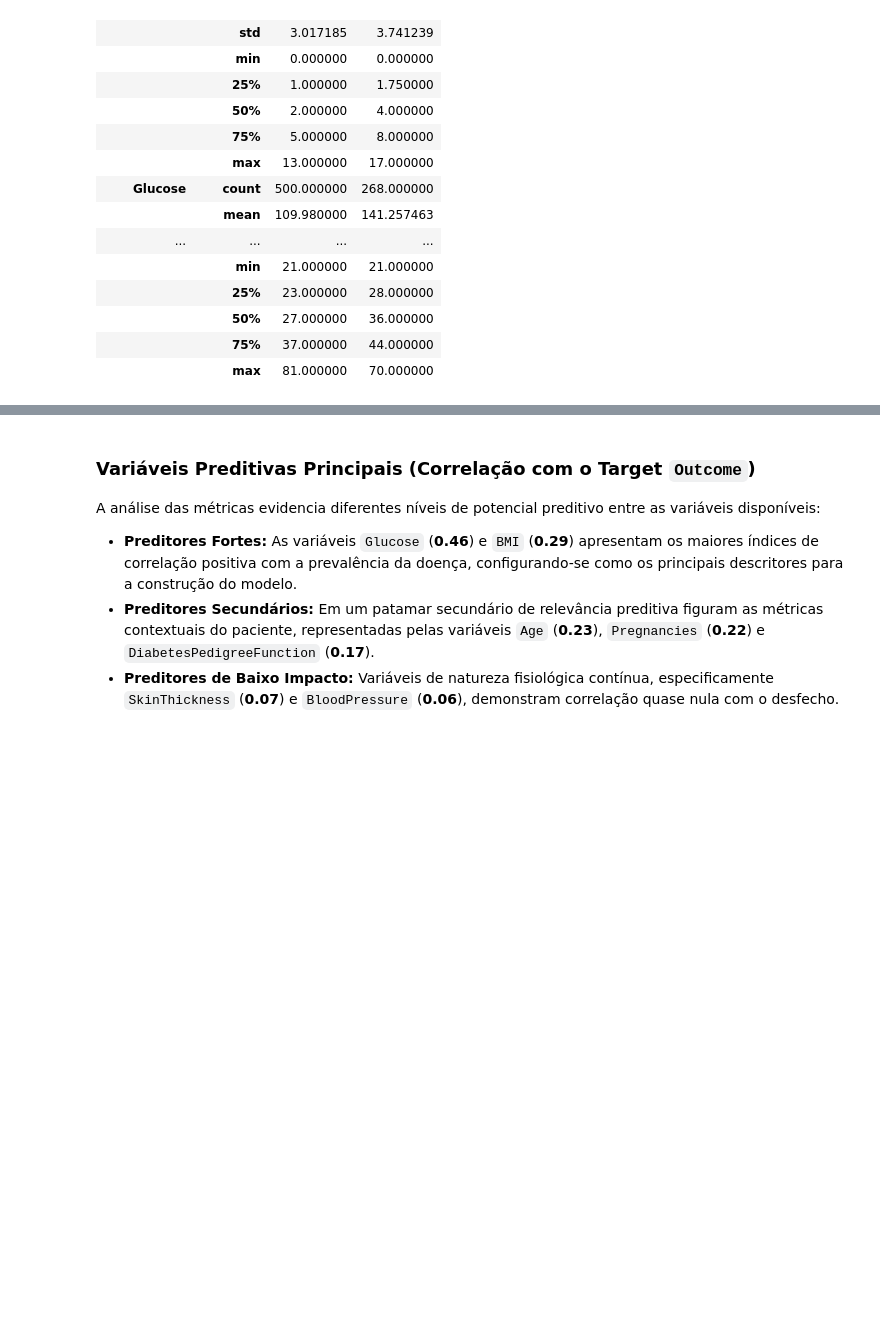
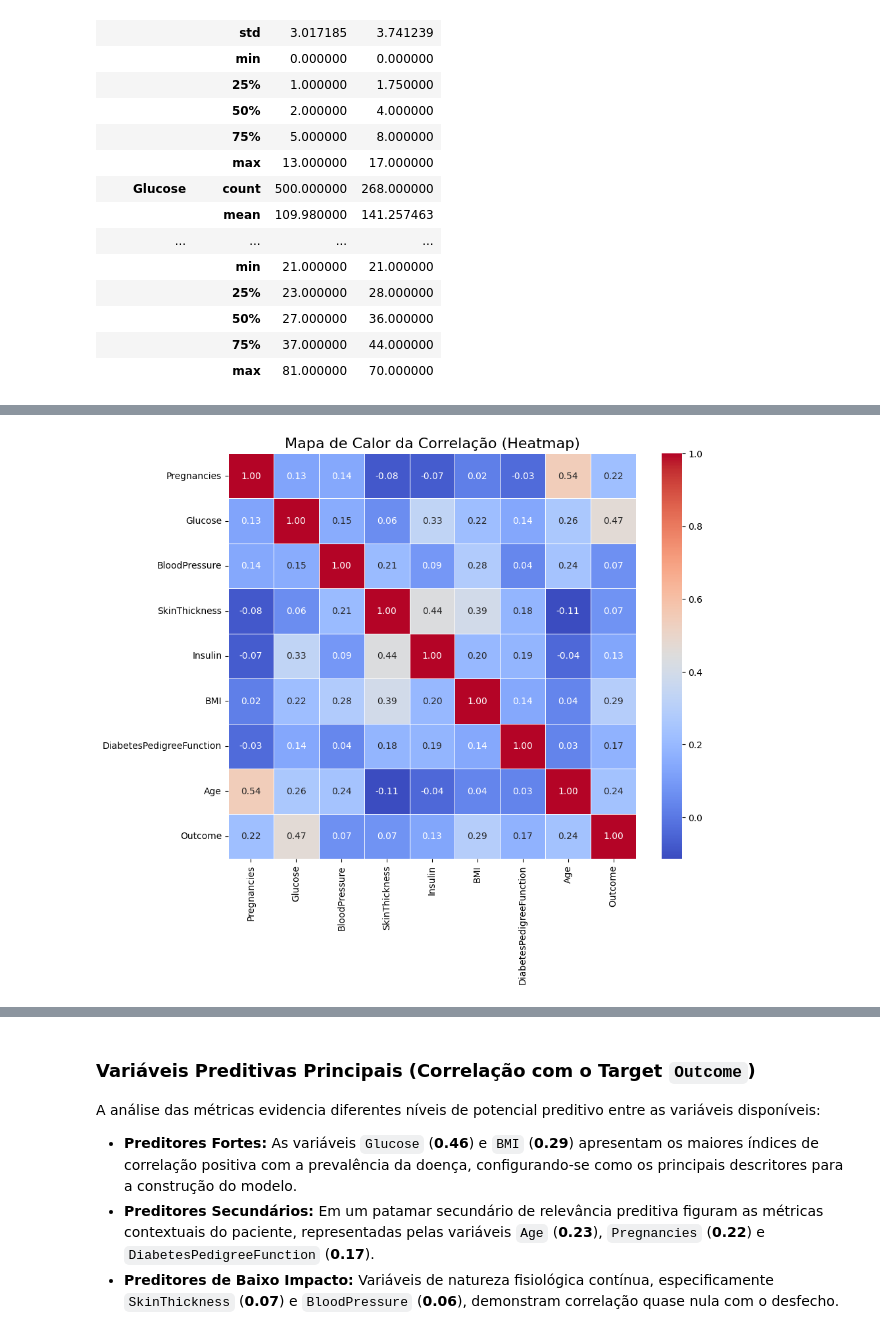
Before and after one commit to mvgv/techchallenge1, a Jupyter notebook: diabetes_eda.ipynb, the cells around one changed output, grey strips where cells are left out. Saved outputs shown, nothing was run; the diff lists cells and outputs as text; code cells hidden in the pictures; blank space fills up the shorter version.

```diff
--- a/diabetes_eda.ipynb
+++ b/diabetes_eda.ipynb
@@ -163,0 +193,16 @@ df.corr()
+# %%
+
+plt.figure(figsize=(10, 8))
+matriz_correlacao = df.corr()
+# Desenhando o Mapa de Calor
+sns.heatmap(
+    matriz_correlacao,
+    annot=True,
+    cmap='coolwarm',   # Azul profundo = Negativo | Branco = Zero | Vermelho forte = Positivo
+    fmt=".2f",
+    linewidths=0.5
+)
+plt.title("Mapa de Calor da Correlação (Heatmap)", fontsize=16)
+plt.show()
+# %% [output]
+[figure, added]
```
Also changed, not shown: parts of 13 cells of this notebook.
